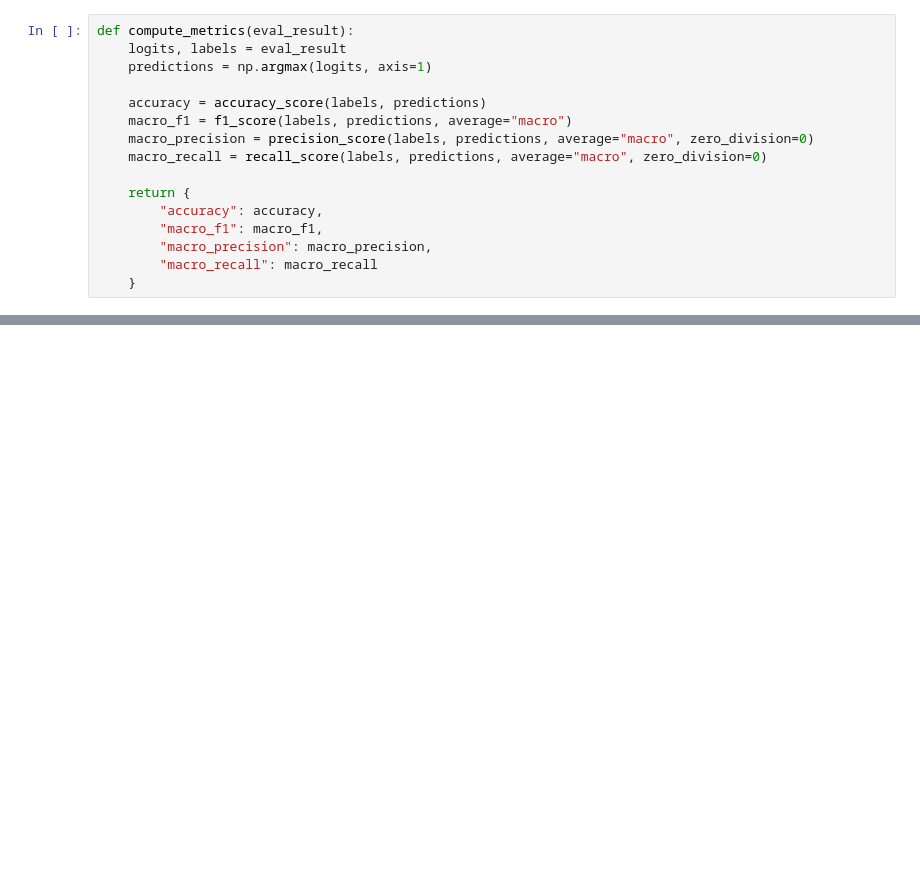
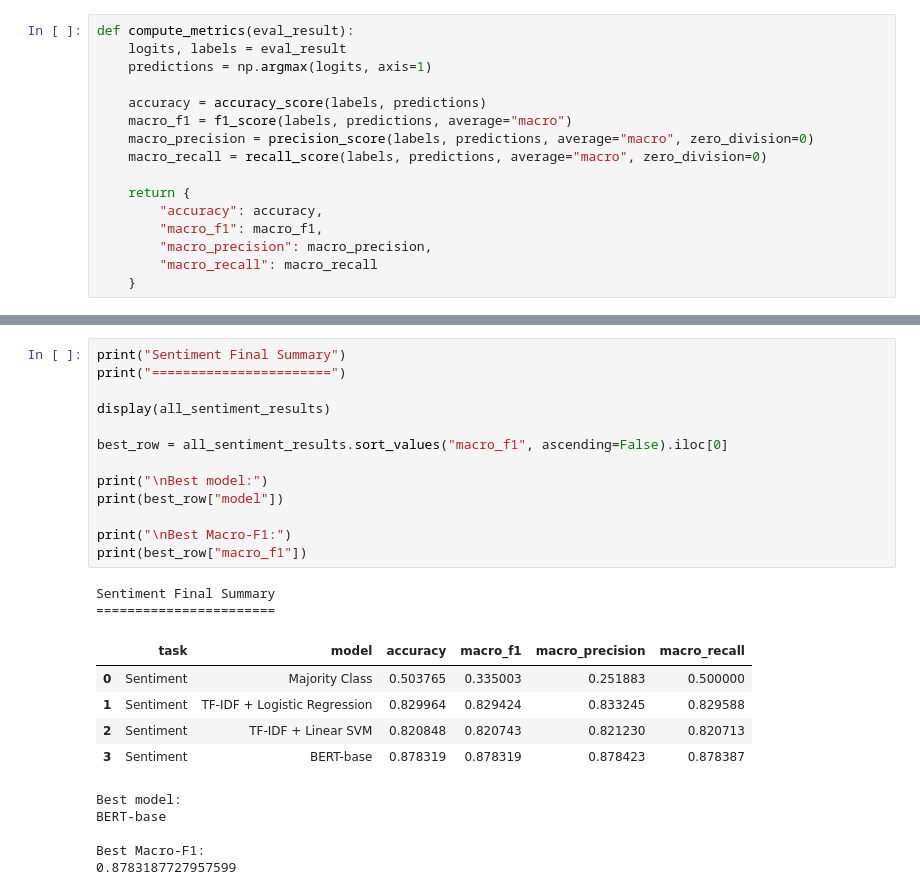
Before and after one commit to 104240199-creator/sentiment-sarcasm-analysis, a Jupyter notebook: notebooks/04_bert_sentiment.ipynb, the cells around one changed output, grey strips where cells are left out. Cells and saved outputs as stored; diff of their text form; blank space fills up the shorter version.

```diff
--- a/notebooks/04_bert_sentiment.ipynb
+++ b/notebooks/04_bert_sentiment.ipynb
@@ -218,0 +401,26 @@ TypeError: Trainer.__init__() got an unexpected keyword argument 'tokenizer'
+# %%
+print("Sentiment Final Summary")
+print("=======================")
+
+display(all_sentiment_results)
+
+best_row = all_sentiment_results.sort_values("macro_f1", ascending=False).iloc[0]
+
+print("\nBest model:")
+print(best_row["model"])
+
+print("\nBest Macro-F1:")
+print(best_row["macro_f1"])
+# %% [output]
+Sentiment Final Summary
+=======================
+|  | task | model | accuracy | macro_f1 | macro_precision | macro_recall |
+| 0 | Sentiment | Majority Class | 0.503765 | 0.335003 | 0.251883 | 0.500000 |
+| 1 | Sentiment | TF-IDF + Logistic Regression | 0.829964 | 0.829424 | 0.833245 | 0.829588 |
+| 2 | Sentiment | TF-IDF + Linear SVM | 0.820848 | 0.820743 | 0.821230 | 0.820713 |
+| 3 | Sentiment | BERT-base | 0.878319 | 0.878319 | 0.878423 | 0.878387 |
+Best model:
+BERT-base
+
+Best Macro-F1:
+0.8783187727957599
```
Also changed, not shown: parts of 20 cells of this notebook, 37 other files.
